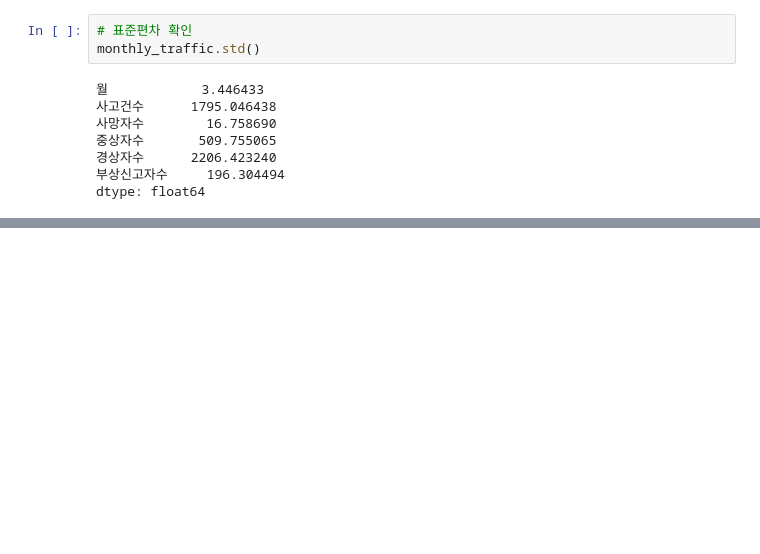
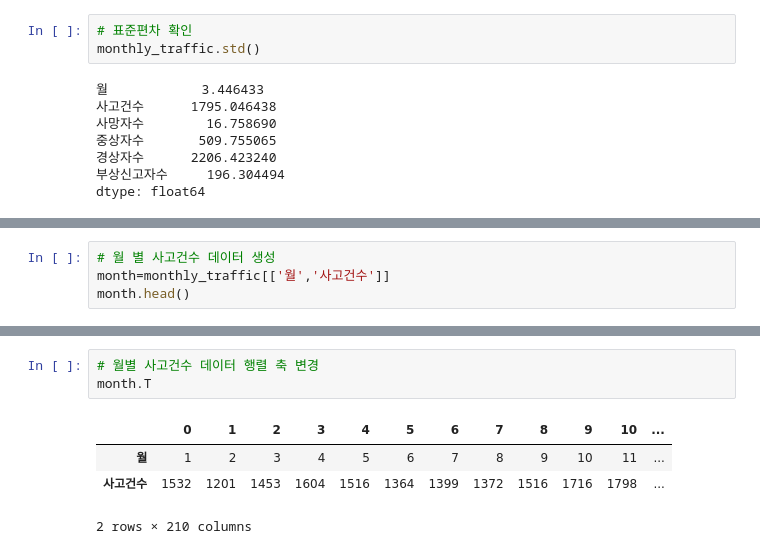
Before and after one commit to SoheeKims/Study-Python, a Jupyter notebook: 교통사고_유형별_사고건_21_01_23~.ipynb, the cells around one changed output, grey strips where cells are left out. Cells and saved outputs as stored; diff of their text form; blank space fills up the shorter version.

```diff
--- a/교통사고_유형별_사고건_21_01_23~.ipynb
+++ b/교통사고_유형별_사고건_21_01_23~.ipynb
@@ -196,0 +202,4 @@ dtype: float64
+# %%
+# 월 별 사고건수 데이터 생성
+month=monthly_traffic[['월','사고건수']]
+month.head()
@@ -196,0 +213,8 @@ dtype: float64
+# %%
+# 월별 사고건수 데이터 행렬 축 변경
+month.T
+# %% [output]
+|  | 0 | 1 | 2 | 3 | 4 | 5 | 6 | 7 | 8 | 9 | 10 | ... |
+| 월 | 1 | 2 | 3 | 4 | 5 | 6 | 7 | 8 | 9 | 10 | 11 | ... |
+| 사고건수 | 1532 | 1201 | 1453 | 1604 | 1516 | 1364 | 1399 | 1372 | 1516 | 1716 | 1798 | ... |
+2 rows × 210 columns
```
Also changed, not shown: parts of 9 cells of this notebook.
